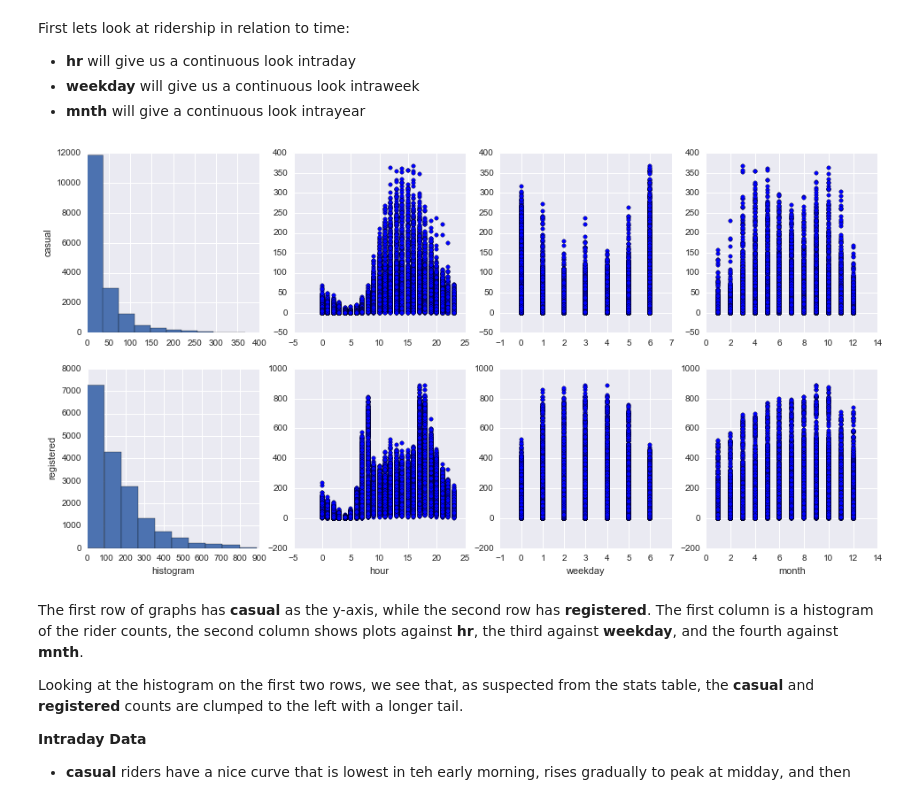
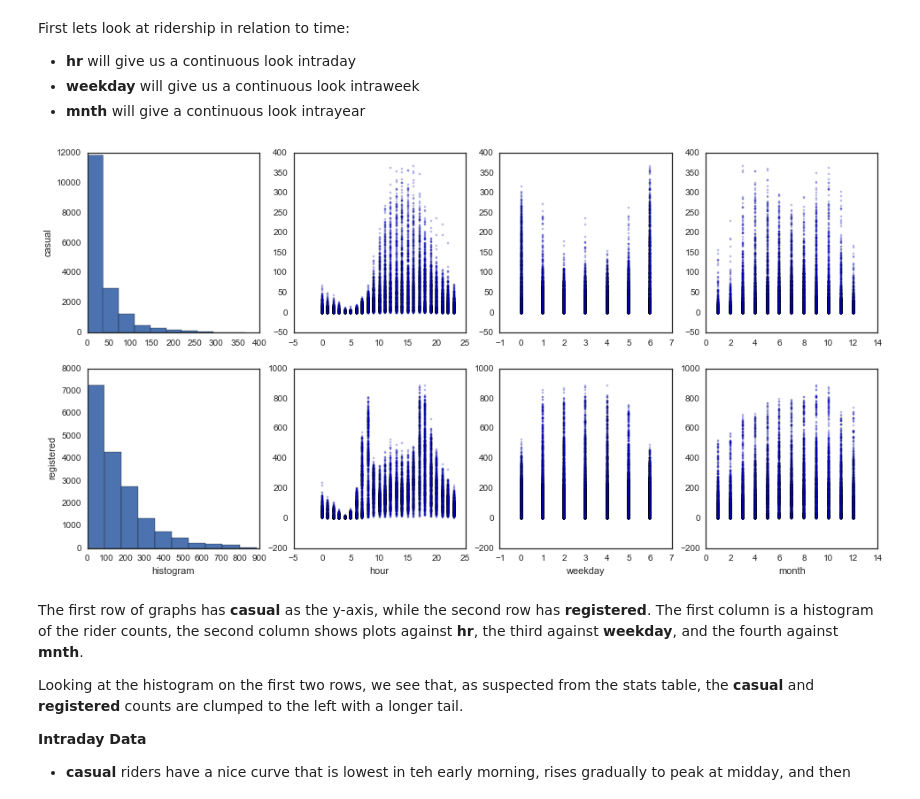
Before and after one commit to theolove/ga_project1_tlove, a Jupyter notebook: assignment 2.ipynb, the cells around one changed output. Drawn from its saved outputs; the diff is of its cells as text; code cells hidden in the pictures.

```diff
--- a/assignment 2.ipynb
+++ b/assignment 2.ipynb
@@ -22,6 +22,7 @@ import statsmodels.formula.api as smf
 import seaborn as sns
 import statsmodels.api as sm
 import scipy.stats as stats
+sns.set_style('white')
 # %% [output]
 Populating the interactive namespace from numpy and matplotlib
 # %%
@@ -99,35 +100,35 @@ First lets look at ridership in relation to time:
 # %%
 plt.figure(figsize=(16,8))
 
 # casual plots
 plt.subplot(2,4,1)
 plt.hist(bike.casual)
 plt.ylabel("casual")
 plt.subplot(2,4,2)
-plt.scatter(bike.hr, bike.casual)
+plt.scatter(bike.hr, bike.casual, marker='.', alpha=0.25)
 plt.subplot(2,4,3)
-plt.scatter(bike.weekday, bike.casual)
+plt.scatter(bike.weekday, bike.casual, marker='.', alpha=0.25)
 plt.subplot(2,4,4)
-plt.scatter(bike.mnth, bike.casual)
+plt.scatter(bike.mnth, bike.casual, marker='.', alpha=0.25)
 
 # registered plots
 plt.subplot(2,4,5)
 plt.hist(bike.registered)
 plt.ylabel("registered")
 plt.xlabel("histogram")
 plt.subplot(2,4,6)
-plt.scatter(bike.hr, bike.registered)
+plt.scatter(bike.hr, bike.registered, marker='.', alpha=0.25)
 plt.xlabel("hour")
 plt.subplot(2,4,7)
-plt.scatter(bike.weekday, bike.registered)
+plt.scatter(bike.weekday, bike.registered, marker='.', alpha=0.25)
 plt.xlabel("weekday")
 plt.subplot(2,4,8)
-plt.scatter(bike.mnth, bike.registered)
+plt.scatter(bike.mnth, bike.registered, marker='.', alpha=0.25)
 plt.xlabel("month")
 
 plt.show()
 # %% [output]
-[figure, old version]
+[figure, new version]
 # %% [markdown]
 The first row of graphs has **casual** as the y-axis, while the second row has **registered**. The first column is a histogram of the rider counts, the second column shows plots against **hr**, the third against **weekday**, and the fourth against **mnth**.
 
```
Also changed, not shown: parts of 2 cells of this notebook.
